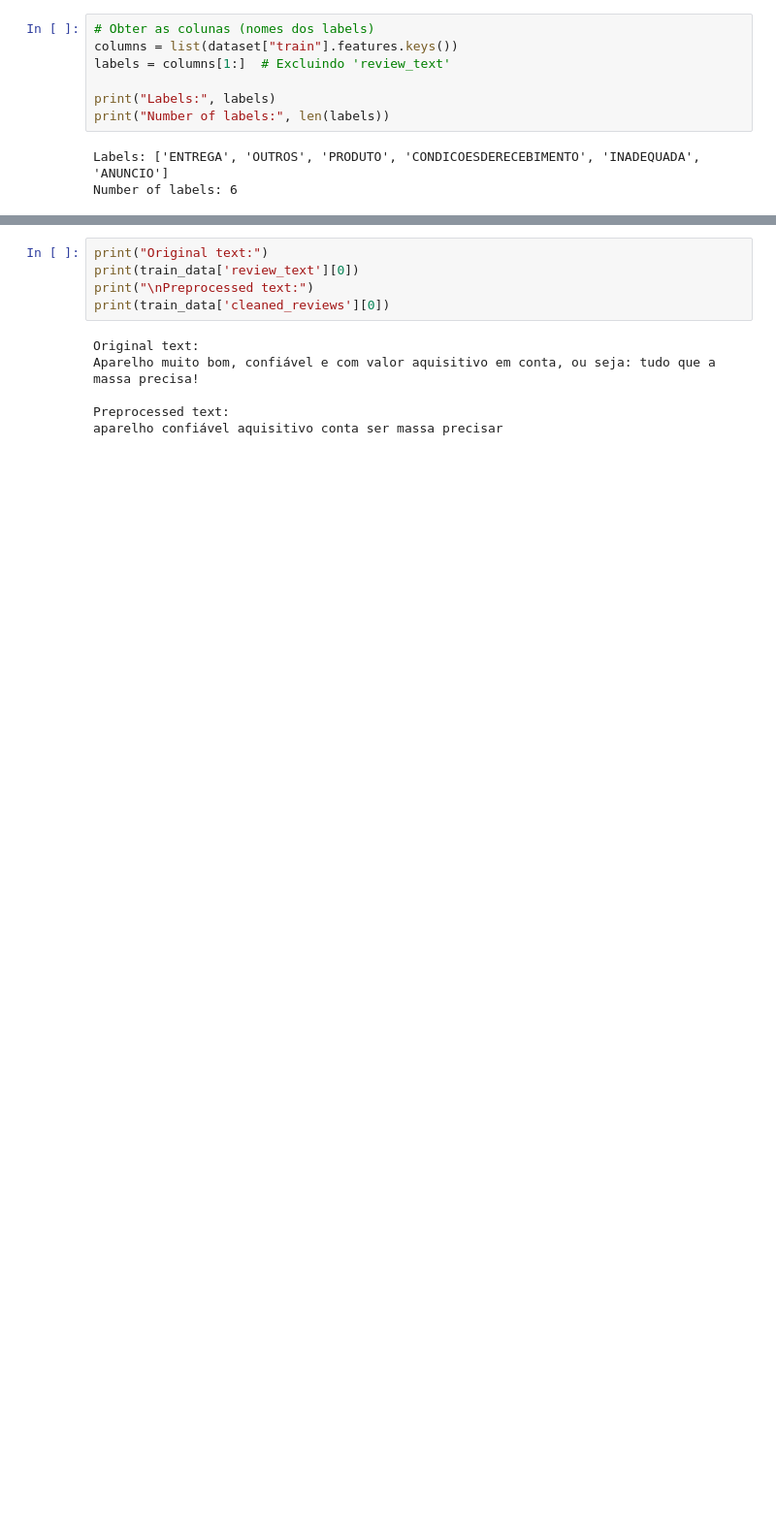
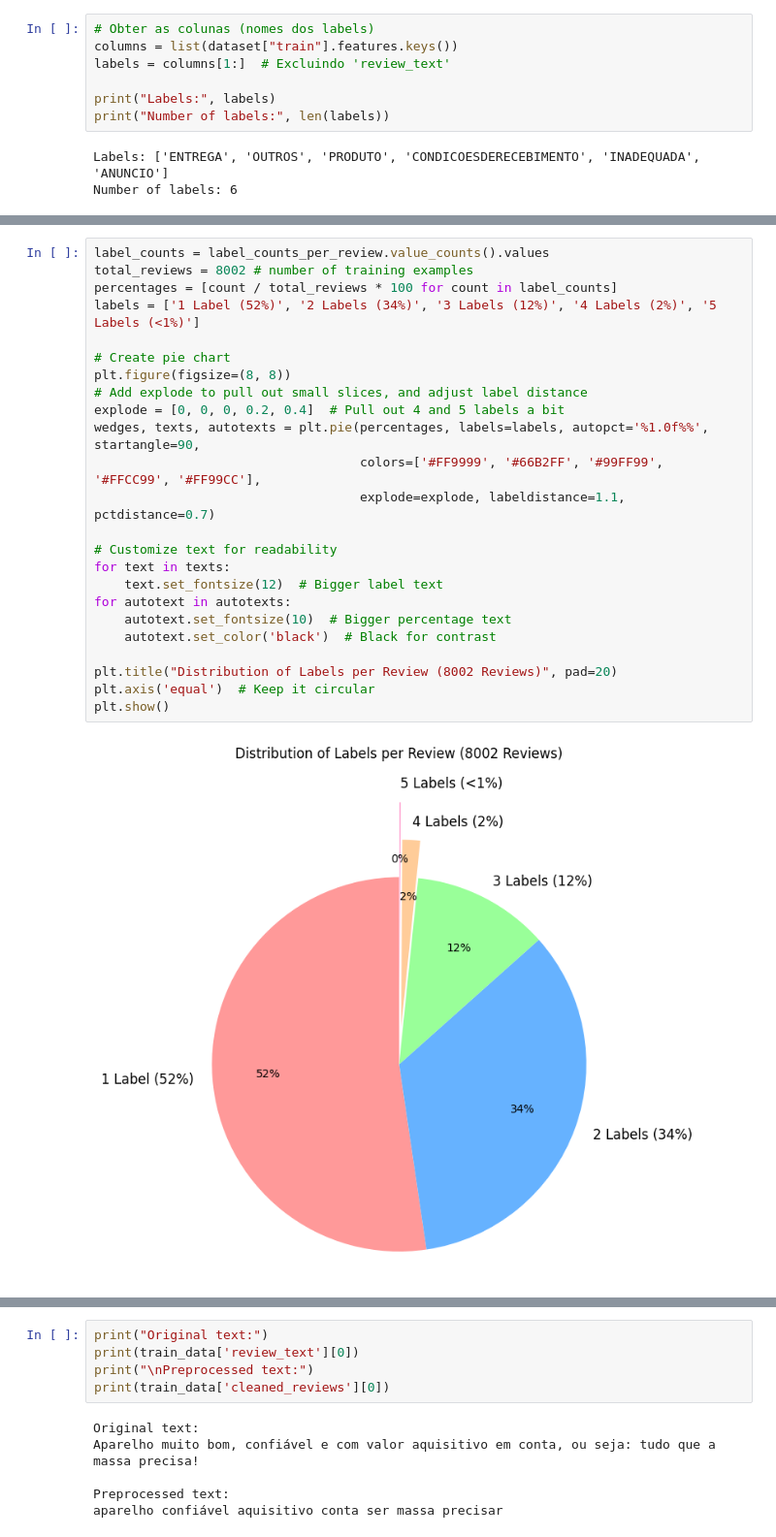
Before and after one commit to martapereira0/NLP-Text_Classification, a Jupyter notebook: main.ipynb, the cells around one changed output, grey strips where cells are left out. Shown at 97% size. Saved outputs shown, nothing was run; the diff lists cells and outputs as text; blank space fills up the shorter version.

```diff
--- a/main.ipynb
+++ b/main.ipynb
@@ -82 +143,27 @@ plt.show()
+# %%
+label_counts = label_counts_per_review.value_counts().values
+total_reviews = 8002 # number of training examples
+percentages = [count / total_reviews * 100 for count in label_counts]
+labels = ['1 Label (52%)', '2 Labels (34%)', '3 Labels (12%)', '4 Labels (2%)', '5 Labels (<1%)']
+
+# Create pie chart
+plt.figure(figsize=(8, 8))
+# Add explode to pull out small slices, and adjust label distance
+explode = [0, 0, 0, 0.2, 0.4]  # Pull out 4 and 5 labels a bit
+wedges, texts, autotexts = plt.pie(percentages, labels=labels, autopct='%1.0f%%', startangle=90,
+                                   colors=['#FF9999', '#66B2FF', '#99FF99', '#FFCC99', '#FF99CC'],
+                                   explode=explode, labeldistance=1.1, pctdistance=0.7)
+
+# Customize text for readability
+for text in texts:
+    text.set_fontsize(12)  # Bigger label text
+for autotext in autotexts:
+    autotext.set_fontsize(10)  # Bigger percentage text
+    autotext.set_color('black')  # Black for contrast
+
+plt.title("Distribution of Labels per Review (8002 Reviews)", pad=20)
+plt.axis('equal')  # Keep it circular
+plt.show()
+# %% [output]
+[figure, added]
 # %%
```
Also changed, not shown: parts of 34 cells of this notebook.
